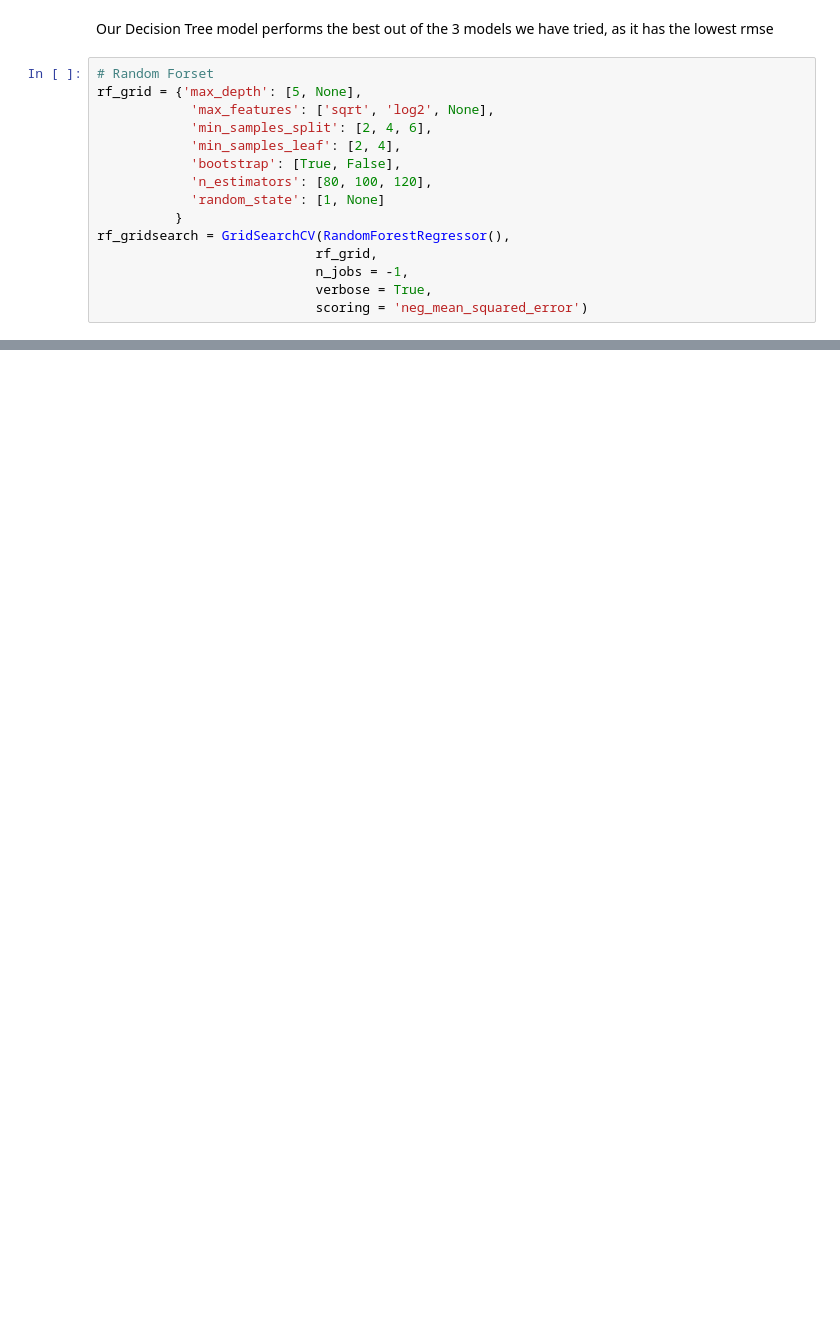
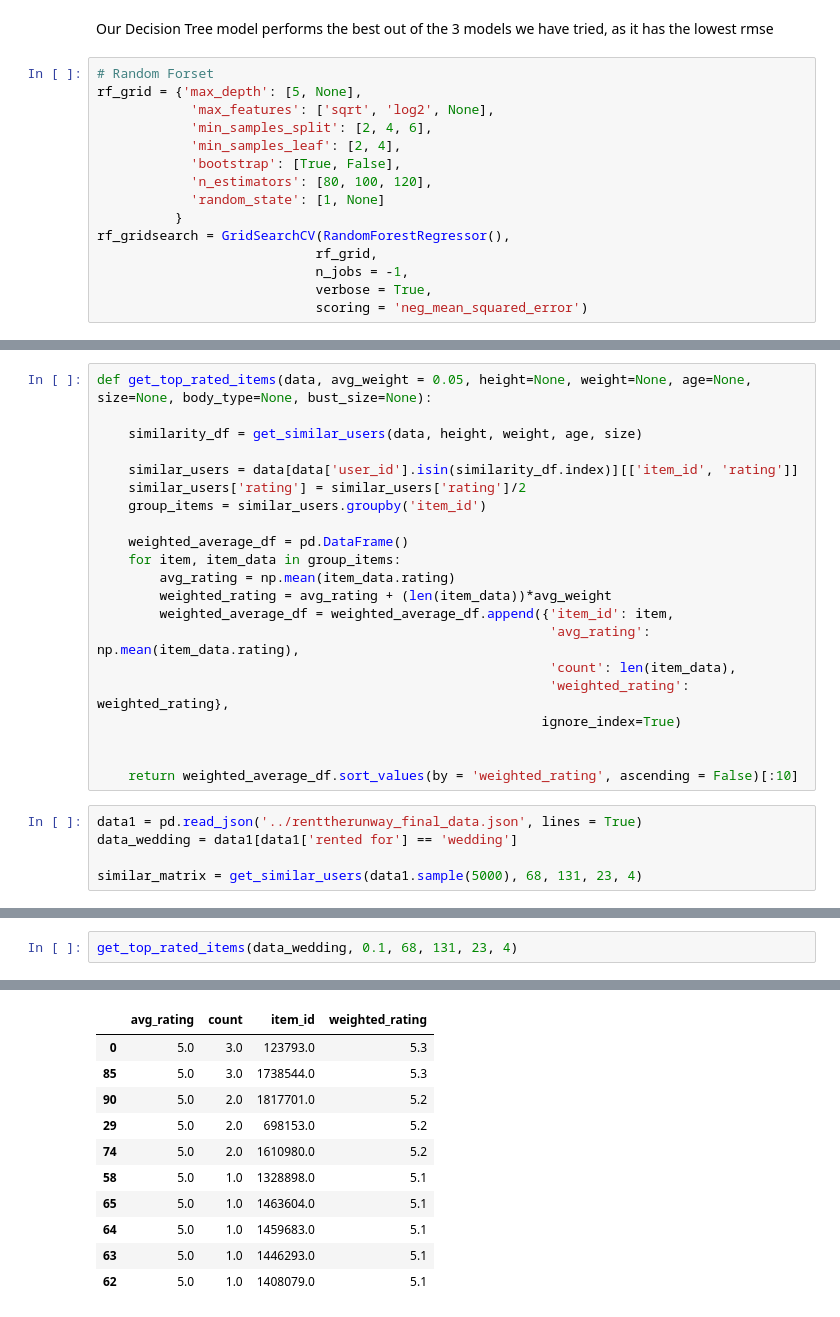
Before and after one commit to doreenchang1125/RtrReviewPrediction, a Jupyter notebook: RentTheRunway.ipynb, the cells around one changed output, grey strips where cells are left out. Saved outputs shown, nothing was run; the diff lists cells and outputs as text; blank space fills up the shorter version.

```diff
--- a/RentTheRunway.ipynb
+++ b/RentTheRunway.ipynb
@@ -537,0 +593,26 @@ rmse
+# %%
+def get_top_rated_items(data, avg_weight = 0.05, height=None, weight=None, age=None, size=None, body_type=None, bust_size=None):
+
+    similarity_df = get_similar_users(data, height, weight, age, size)
+
+    similar_users = data[data['user_id'].isin(similarity_df.index)][['item_id', 'rating']]
+    similar_users['rating'] = similar_users['rating']/2
+    group_items = similar_users.groupby('item_id')
+
+    weighted_average_df = pd.DataFrame()
+    for item, item_data in group_items:
+        avg_rating = np.mean(item_data.rating)
+        weighted_rating = avg_rating + (len(item_data))*avg_weight
+        weighted_average_df = weighted_average_df.append({'item_id': item,
+                                                          'avg_rating': np.mean(item_data.rating),
+                                                          'count': len(item_data),
+                                                          'weighted_rating': weighted_rating},
+                                                         ignore_index=True)
+
+
+    return weighted_average_df.sort_values(by = 'weighted_rating', ascending = False)[:10]
+# %%
+data1 = pd.read_json('../renttherunway_final_data.json', lines = True)
+data_wedding = data1[data1['rented for'] == 'wedding']
+
+similar_matrix = get_similar_users(data1.sample(5000), 68, 131, 23, 4)
@@ -537,0 +656,3 @@ rmse
+# %%
+get_top_rated_items(data_wedding, 0.1, 68, 131, 23, 4)
+# %% [output]
@@ -537,0 +678,11 @@ rmse
+|  | avg_rating | count | item_id | weighted_rating |
+| 0 | 5.0 | 3.0 | 123793.0 | 5.3 |
+| 85 | 5.0 | 3.0 | 1738544.0 | 5.3 |
+| 90 | 5.0 | 2.0 | 1817701.0 | 5.2 |
+| 29 | 5.0 | 2.0 | 698153.0 | 5.2 |
+| 74 | 5.0 | 2.0 | 1610980.0 | 5.2 |
+| 58 | 5.0 | 1.0 | 1328898.0 | 5.1 |
+| 65 | 5.0 | 1.0 | 1463604.0 | 5.1 |
+| 64 | 5.0 | 1.0 | 1459683.0 | 5.1 |
+| 63 | 5.0 | 1.0 | 1446293.0 | 5.1 |
+| 62 | 5.0 | 1.0 | 1408079.0 | 5.1 |
```
Also changed, not shown: parts of 18 cells of this notebook.
